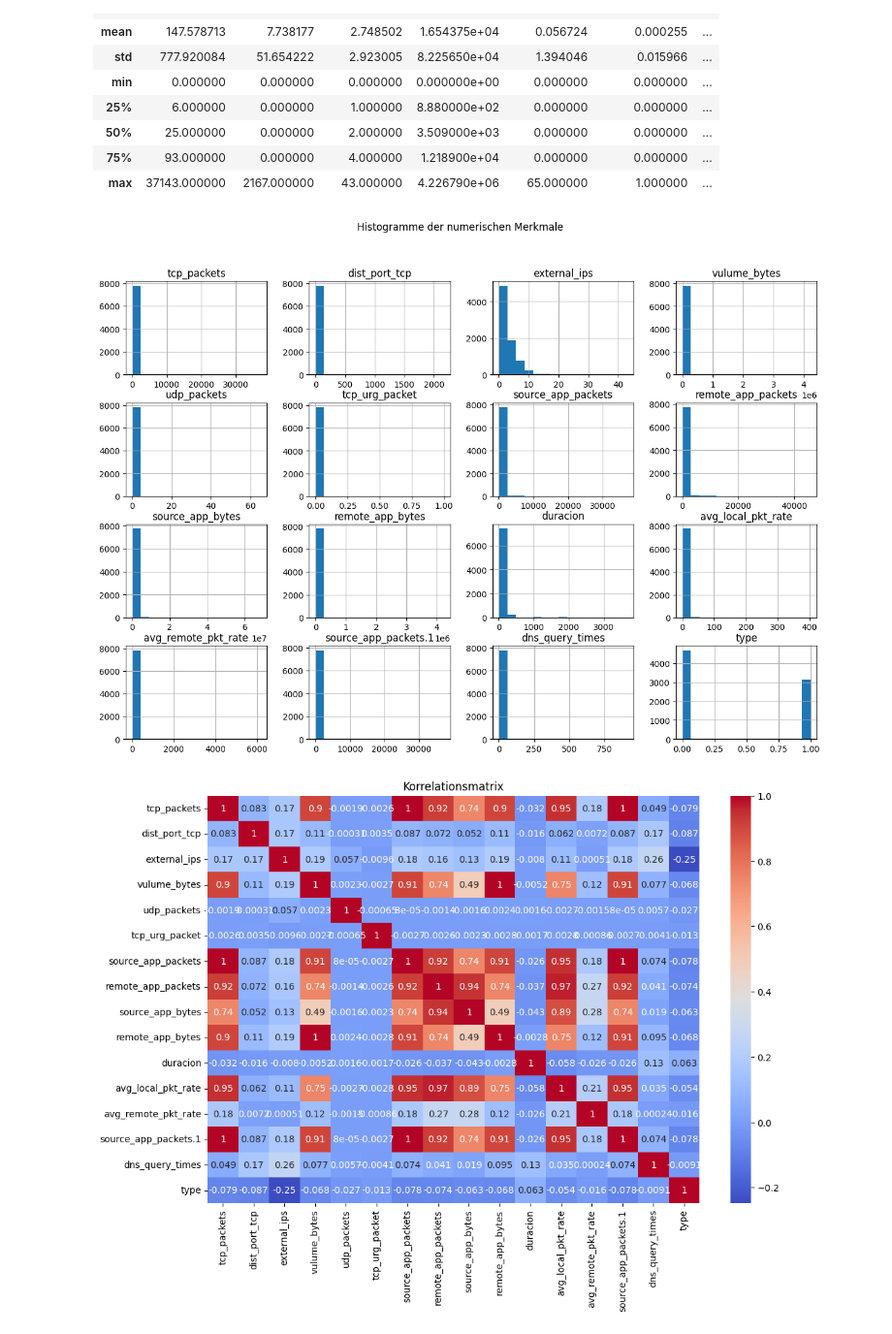
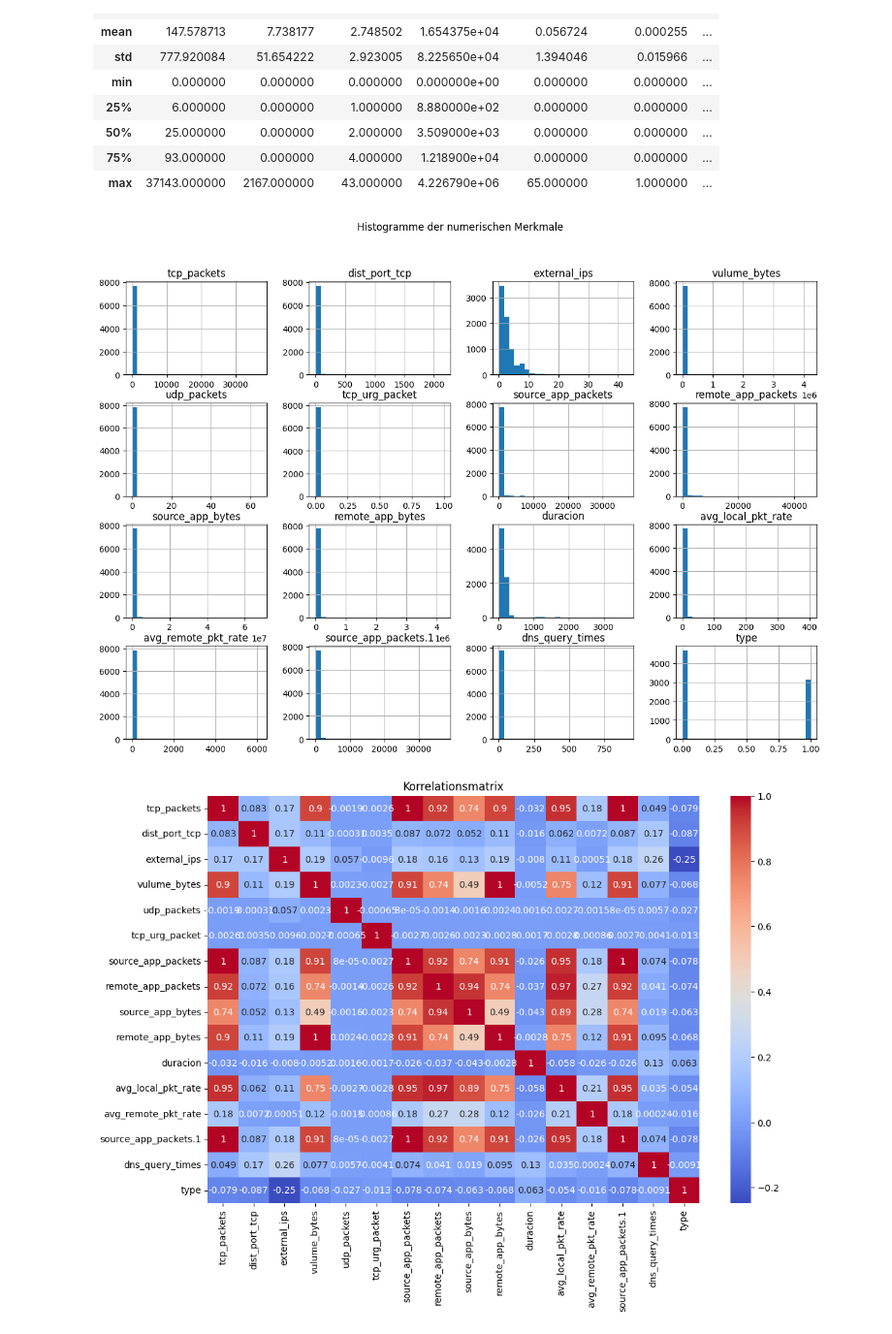
Before and after one commit to arlindgu/dsai-ai-training, a Jupyter notebook: notebook.ipynb, the cells around one changed output. Shown: that part at 97% size. Cells and saved outputs as stored; diff of their text form; code cells hidden in the pictures.

```diff
--- a/notebook.ipynb
+++ b/notebook.ipynb
@@ -150,13 +148,13 @@ Einzigartige Werte in 'type': [0 1]
 # %%
 # Numerische Spalten auswählen
 numeric_columns = data.select_dtypes(include=['float64', 'int64']).columns
 
 # Histogramme erstellen
-data[numeric_columns].hist(bins=15, figsize=(15, 10))
+data[numeric_columns].hist(bins=25, figsize=(15, 10))
 plt.suptitle('Histogramme der numerischen Merkmale')
 plt.show()
 # %% [output]
-[figure, old version]
+[figure, new version]
 # %%
 
 
```
Also changed, not shown: parts of 2 cells of this notebook, 3 other files.
